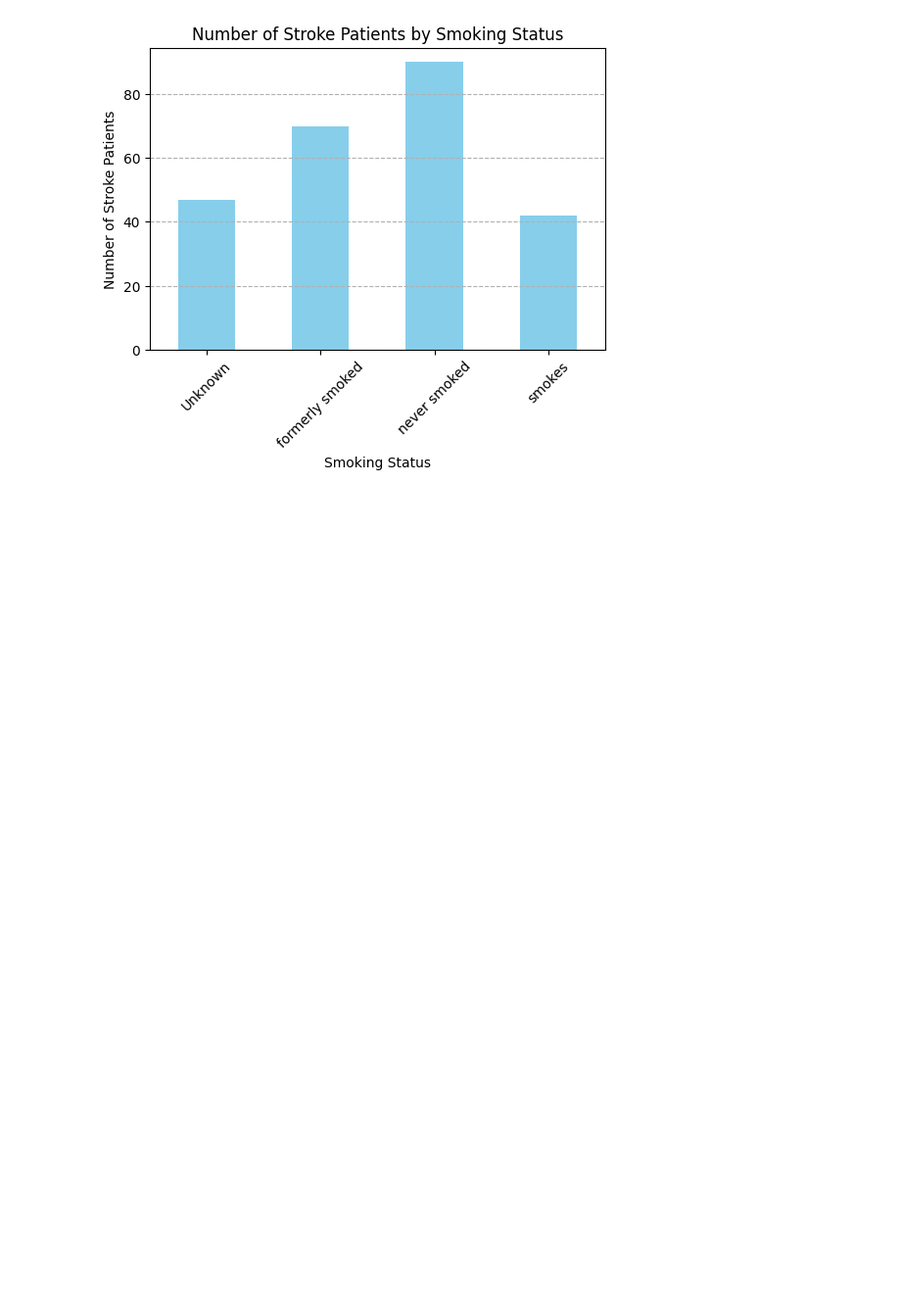
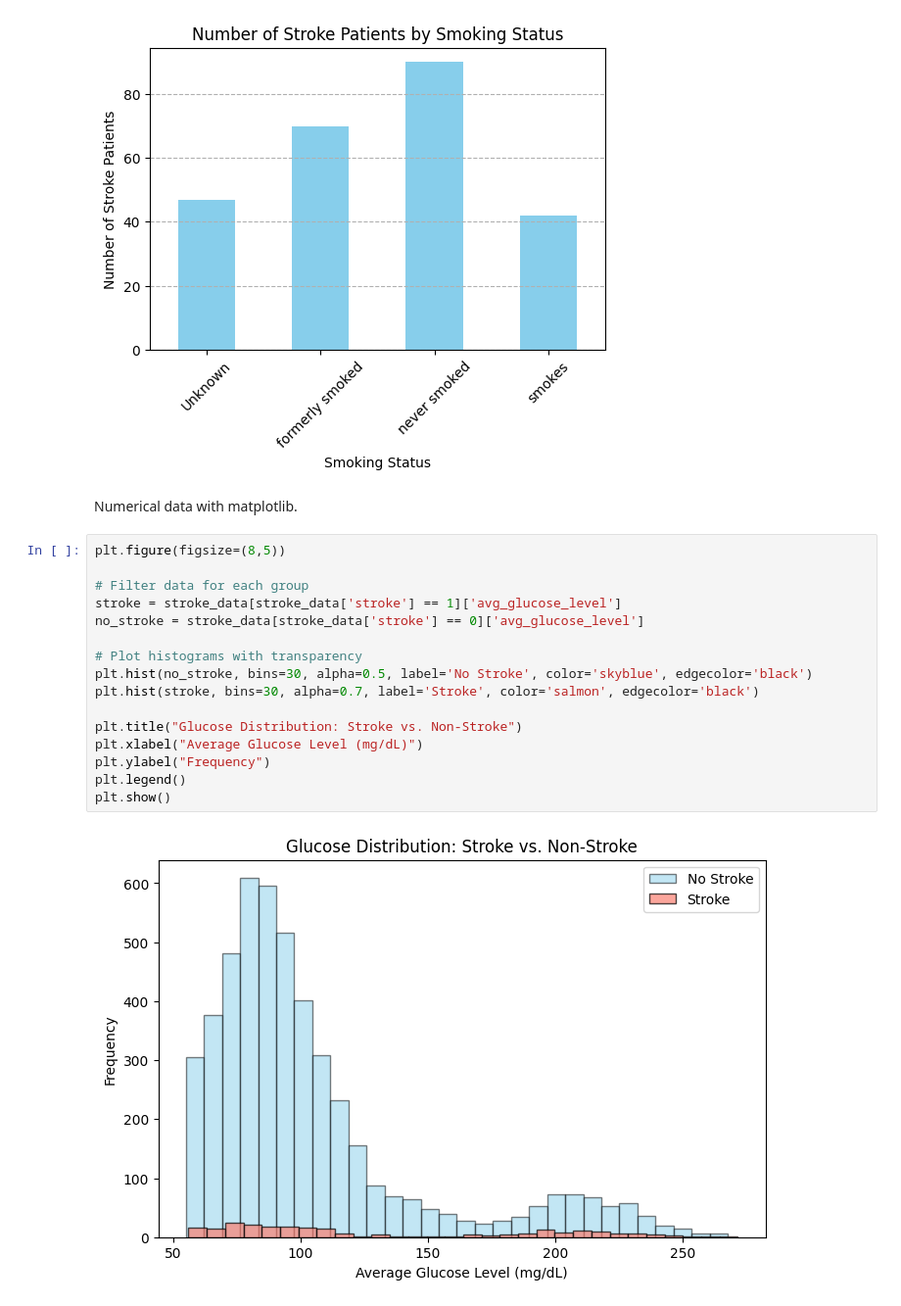
Before and after one commit to PennHealthX/python-med-crash-course, a Jupyter notebook: lesson_2/numerical_analysis_python.ipynb, the cells around one changed output. Shown at 98% size. Saved outputs shown, nothing was run; the diff lists cells and outputs as text; blank space fills up the shorter version.

Commit message:
matplotlib_lesson_2

```diff
--- a/lesson_2/numerical_analysis_python.ipynb
+++ b/lesson_2/numerical_analysis_python.ipynb
@@ -379,3 +420,23 @@ plt.grid(axis='y', linestyle='--')
 plt.show()
 # %% [output]
 [figure]
+# %% [markdown]
+Numerical data with matplotlib.
+# %%
+plt.figure(figsize=(8,5))
+
+# Filter data for each group
+stroke = stroke_data[stroke_data['stroke'] == 1]['avg_glucose_level']
+no_stroke = stroke_data[stroke_data['stroke'] == 0]['avg_glucose_level']
+
+# Plot histograms with transparency
+plt.hist(no_stroke, bins=30, alpha=0.5, label='No Stroke', color='skyblue', edgecolor='black')
+plt.hist(stroke, bins=30, alpha=0.7, label='Stroke', color='salmon', edgecolor='black')
+
+plt.title("Glucose Distribution: Stroke vs. Non-Stroke")
+plt.xlabel("Average Glucose Level (mg/dL)")
+plt.ylabel("Frequency")
+plt.legend()
+plt.show()
+# %% [output]
+[figure, added]
```
Also changed, not shown: parts of 22 cells of this notebook.
